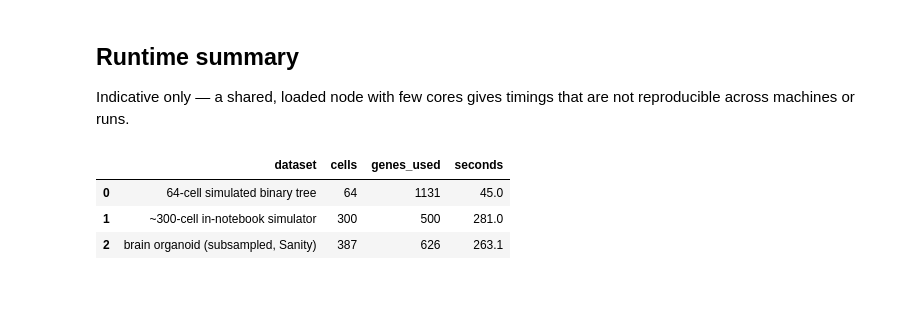
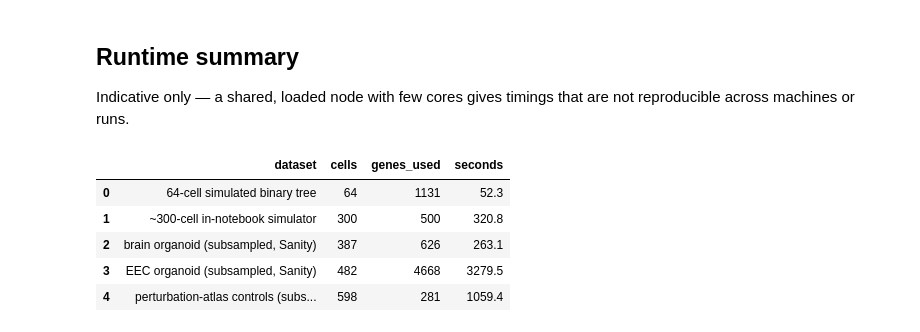
Before and after one commit to mlbelab/bonsai, a Jupyter notebook: docs/notebooks/bonsai_tour.ipynb, the cells around one changed output. Cells and saved outputs as stored; diff of their text form; code cells hidden in the pictures; blank space fills up the shorter version.

Commit message:
docs: tour notebook — intestinal EEC (VASA) and perturb-atlas control sections
Co-Authored-By: Claude Opus 5.5 (1M context) <noreply@anthropic.com>

```diff
--- a/docs/notebooks/bonsai_tour.ipynb
+++ b/docs/notebooks/bonsai_tour.ipynb
@@ -39,6 +40,8 @@ REPO_ROOT = Path.cwd().parent.parent if (Path.cwd().name == "notebooks") else Pa
 # root by default, overridable with BONSAI_DATA_DIR for other layouts.
 DATA_DIR = Path(os.environ.get("BONSAI_DATA_DIR", REPO_ROOT.parent / "data"))
 BRAIN_DIR = DATA_DIR / "fleck_neuroepithelium_sub"
+EEC_DIR = DATA_DIR / "eec_vasa_sub"
+PERTURB_DIR = DATA_DIR / "perturb_ctrl_sub"
 
 RERUN = False  # set True to redo the Bonsai reconstructions instead of loading cached results
 
@@ -726,30 +1159,50 @@ across machines or runs.
 # %%
 rows = [
     {
         "dataset": "64-cell simulated binary tree",
         "cells": adata_64.n_obs,
         "genes_used": int(adata_64.var["bonsai_used"].sum()),
         "seconds": round(time_64, 1),
     },
     {
         "dataset": "~300-cell in-notebook simulator",
         "cells": adata_sim.n_obs,
         "genes_used": int(adata_sim.var["bonsai_used"].sum()),
         "seconds": round(time_sim, 1),
     },
 ]
 if adata_brain is not None:
     rows.append(
         {
             "dataset": "brain organoid (subsampled, Sanity)",
             "cells": adata_brain.n_obs,
             "genes_used": int(adata_brain.var["bonsai_used"].sum()),
             "seconds": round(time_brain, 1) if time_brain is not None else float("nan"),
         }
     )
+if adata_eec is not None:
+    rows.append(
+        {
+            "dataset": "EEC organoid (subsampled, Sanity)",
+            "cells": adata_eec.n_obs,
+            "genes_used": int(adata_eec.var["bonsai_used"].sum()),
+            "seconds": round(time_eec, 1) if time_eec is not None else float("nan"),
+        }
+    )
+if adata_perturb is not None:
+    rows.append(
+        {
+            "dataset": "perturbation-atlas controls (subsampled, Sanity)",
+            "cells": adata_perturb.n_obs,
+            "genes_used": int(adata_perturb.var["bonsai_used"].sum()),
+            "seconds": round(time_perturb, 1) if time_perturb is not None else float("nan"),
+        }
+    )
 pd.DataFrame(rows)
 # %% [output]
 |  | dataset | cells | genes_used | seconds |
-| 0 | 64-cell simulated binary tree | 64 | 1131 | 45.0 |
-| 1 | ~300-cell in-notebook simulator | 300 | 500 | 281.0 |
+| 0 | 64-cell simulated binary tree | 64 | 1131 | 52.3 |
+| 1 | ~300-cell in-notebook simulator | 300 | 500 | 320.8 |
 | 2 | brain organoid (subsampled, Sanity) | 387 | 626 | 263.1 |
+| 3 | EEC organoid (subsampled, Sanity) | 482 | 4668 | 3279.5 |
+| 4 | perturbation-atlas controls (subs... | 598 | 281 | 1059.4 |
```
Also changed, not shown: parts of 21 cells of this notebook, 2 other files.
